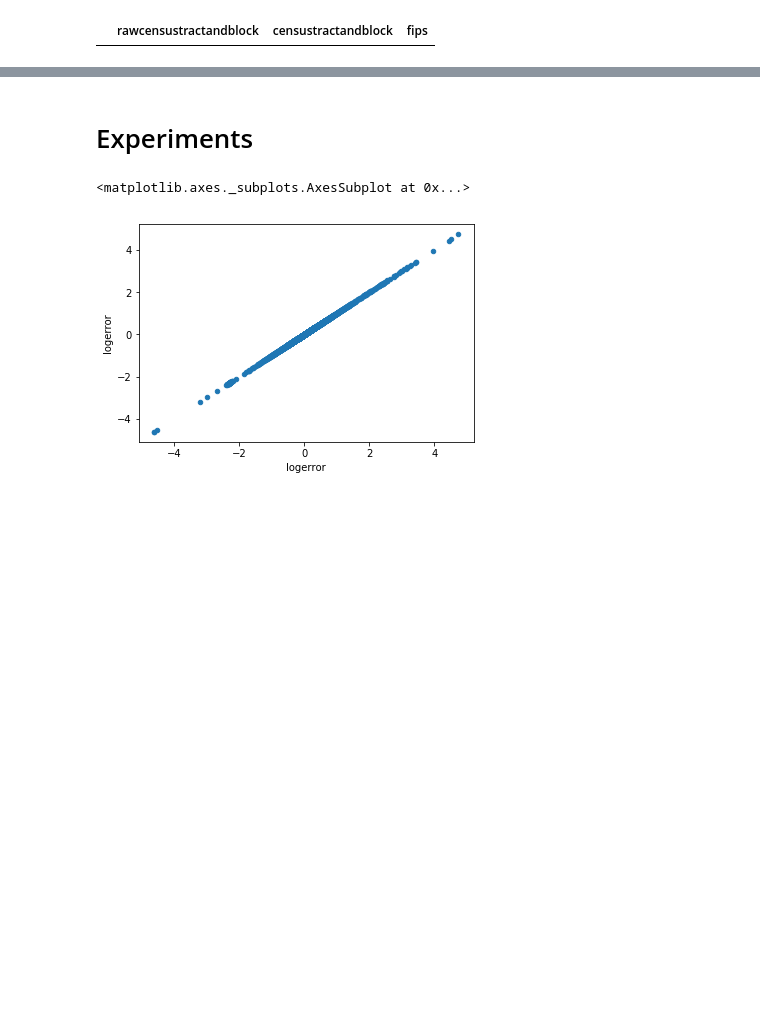
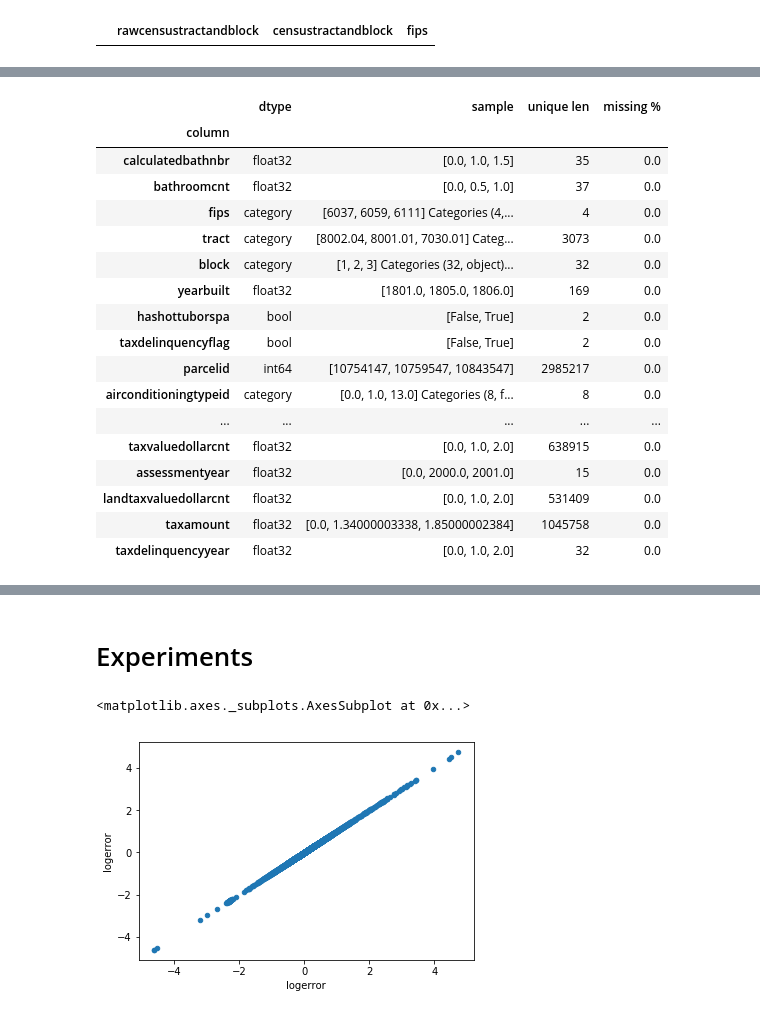
Before and after one commit to ibratface/dl_projects, a Jupyter notebook: zillow.ipynb, the cells around one changed output, grey strips where cells are left out. Cells and saved outputs as stored; diff of their text form; code cells hidden in the pictures; blank space fills up the shorter version.

```diff
--- a/zillow.ipynb
+++ b/zillow.ipynb
@@ -207,5 +227,5 @@ def describe_values(df):
 # %%
-clean = props.copy()
+clean = pd.DataFrame()
 def pad(col, val=None, dtype=None):
     display(col)
     if col not in clean.columns:
@@ -315,13 +311,17 @@ clean.loc[:, ('fips', 'tract', 'block')].head()
 # %%
 # investigate yearbuilt
+c = 'yearbuilt'
+clean[c] = props[c]
 
-#df = props[['structuretaxvaluedollarcnt', 'yearbuilt']].dropna()
-#df.plot.scatter(x='yearbuilt', y='structuretaxvaluedollarcnt')
+#df = props[['structuretaxvaluedollarcnt', c]].dropna()
+#df.plot.scatter(x=c, y='structuretaxvaluedollarcnt')
 
-col = 'yearbuilt'
-clean['yearbuilt'] = props['yearbuilt']
-display(np.sort(clean[col].unique()))
-pad('yearbuilt', 2016)
+display(np.sort(clean[c].unique()))
+
+# fill with 2016, seems to be the missing year
+clean[c] = props[c].fillna(2016).astype('float32')
+
+display(np.sort(clean[c].unique()))
 # %% [output]
 array([ 1801.,  1805.,  1806.,  1807.,  1808.,  1810.,  1812.,  1815.,
         1819.,  1821.,  1823.,  1824.,  1825.,  1827.,  1828.,  1829.,
@@ -377,0 +383,69 @@ array([ 2016.,  1948.,  1947.,  1943.,  1946.,  1978.,  1958.,  1949.,
+# %%
+dropcols = [
+    'propertycountylandusecode',
+    'propertyzoningdesc',
+    'rawcensustractandblock',
+    'censustractandblock',
+]
+
+def preproc(props, df):
+    for c in props.columns:
+        if c in df.columns:
+            continue
+
+        df[c] = props[c]
+        if 'typeid' in c or 'regionid' in c:
+#             df[c] = df[c].fillna('')
+            if (df[c] == 0).any():
+                df[c] = df[c].fillna(df[c].mode())
+            else:
+                df[c] = df[c].fillna(0)
+            df[c] = df[c].astype('category')
+        elif c.endswith('flag'):
+            df[c] = df[c] == True
+            df[c] = df[c].astype('bool')
+
+#         elif c.endswith('cnt') or 'sqft' in c or 'squarefeet' in c:
+#             df[c] = df[c].astype('float32')
+
+        if df[c].dtype == np.float64:
+#             if (df[c] == 0).any():
+#                 df[c] = df[c].fillna(df[c].median())
+#             else:
+            df[c] = df[c].fillna(0)
+            df[c] = df[c].astype('float32')
+    df.drop(dropcols, axis=1, inplace = True)
+
+procd = clean.copy()
+
+c = 'hashottuborspa'
+procd[c] = props[c]
+procd[c] = procd[c] == True
+procd[c] = procd[c].astype('bool')
+
+c = 'taxdelinquencyflag'
+procd[c] = props[c]
+procd[c] = procd[c] == 'Y'
+procd[c] = procd[c].astype('bool')
+
+preproc(props, procd)
+describe_values(procd)
+# %% [output]
+|  | dtype | sample | unique len | missing % |
+| column |  |  |  |  |
+| calculatedbathnbr | float32 | [0.0, 1.0, 1.5] | 35 | 0.0 |
+| bathroomcnt | float32 | [0.0, 0.5, 1.0] | 37 | 0.0 |
+| fips | category | [6037, 6059, 6111] Categories (4,... | 4 | 0.0 |
+| tract | category | [8002.04, 8001.01, 7030.01] Categ... | 3073 | 0.0 |
+| block | category | [1, 2, 3] Categories (32, object)... | 32 | 0.0 |
+| yearbuilt | float32 | [1801.0, 1805.0, 1806.0] | 169 | 0.0 |
+| hashottuborspa | bool | [False, True] | 2 | 0.0 |
+| taxdelinquencyflag | bool | [False, True] | 2 | 0.0 |
+| parcelid | int64 | [10754147, 10759547, 10843547] | 2985217 | 0.0 |
+| airconditioningtypeid | category | [0.0, 1.0, 13.0] Categories (8, f... | 8 | 0.0 |
+| ... | ... | ... | ... | ... |
+| taxvaluedollarcnt | float32 | [0.0, 1.0, 2.0] | 638915 | 0.0 |
+| assessmentyear | float32 | [0.0, 2000.0, 2001.0] | 15 | 0.0 |
+| landtaxvaluedollarcnt | float32 | [0.0, 1.0, 2.0] | 531409 | 0.0 |
+| taxamount | float32 | [0.0, 1.34000003338, 1.85000002384] | 1045758 | 0.0 |
+| taxdelinquencyyear | float32 | [0.0, 1.0, 2.0] | 32 | 0.0 |
```
Also changed, not shown: parts of 23 cells of this notebook.
